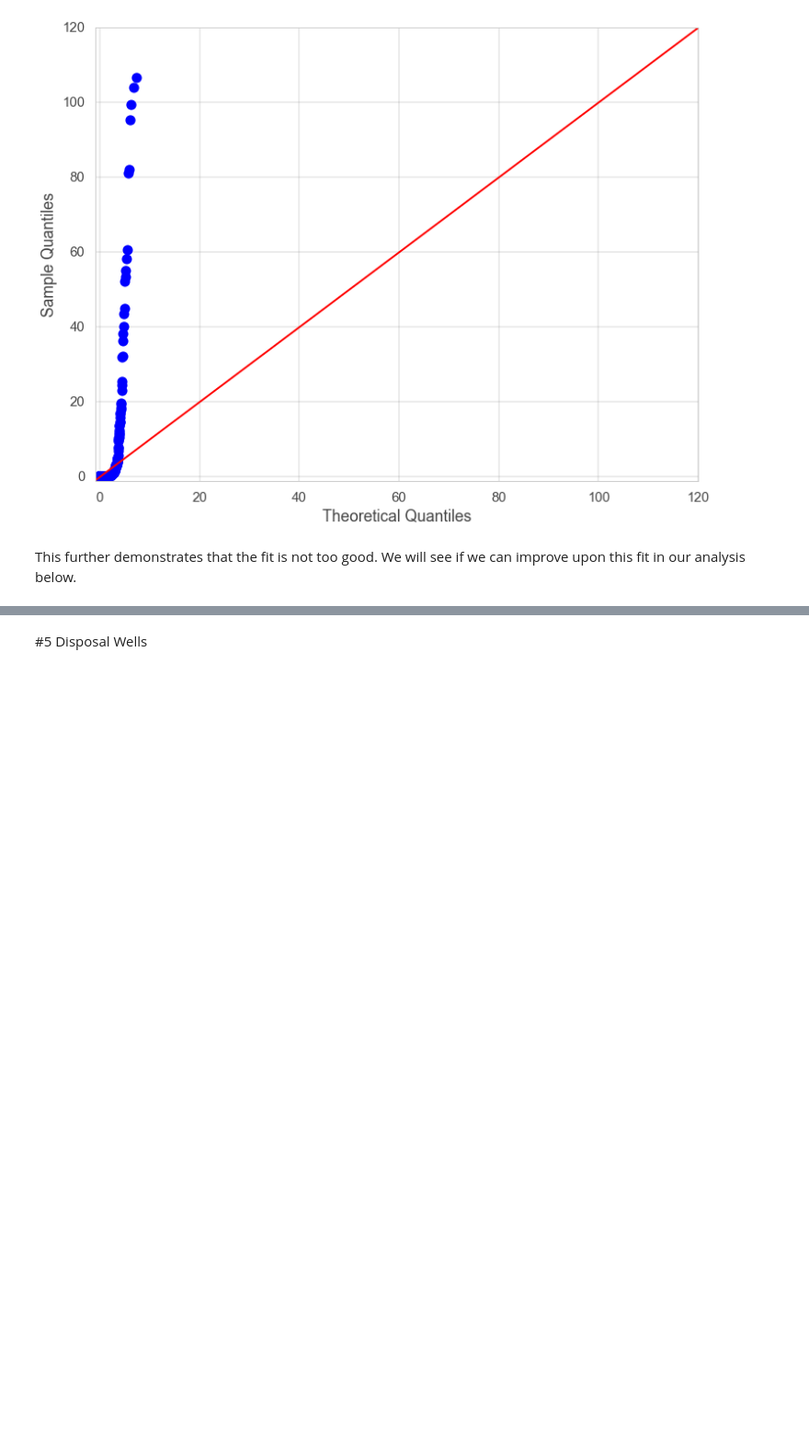
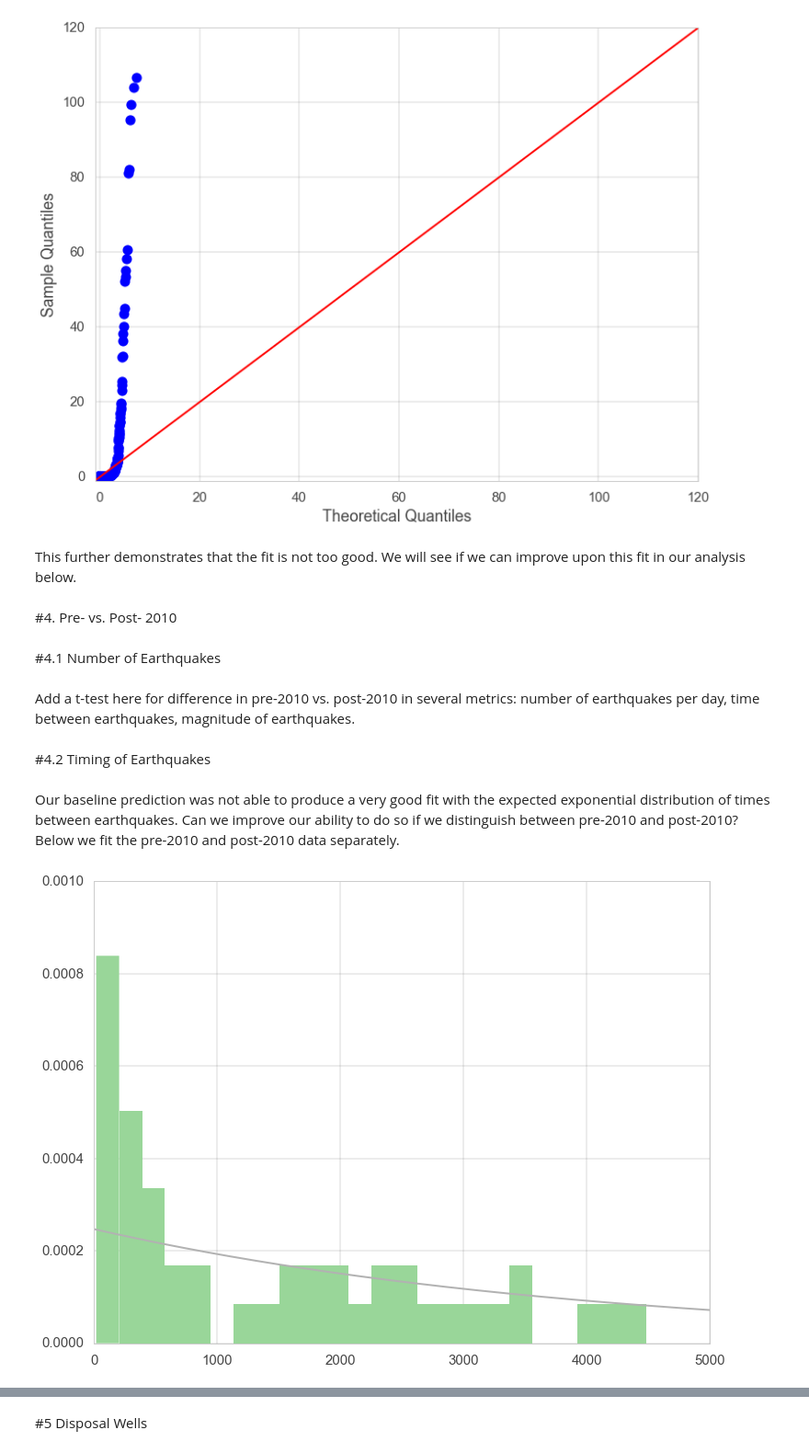
Before and after one commit to tperol/earthquake-clusters, a Jupyter notebook: Final.ipynb, the cells around one changed output, grey strips where cells are left out. Shown at 92% size. Saved outputs shown, nothing was run; the diff lists cells and outputs as text; code cells hidden in the pictures; blank space fills up the shorter version.

Commit message:
poisson process pre post 2010

```diff
--- a/Final.ipynb
+++ b/Final.ipynb
@@ -581,7 +586,7 @@ deltas = get_hours_between(eq_df[eq_df.prefmag>=3])
 def fit_expo(deltas, bins=100, xmax=100, ymax=0.02):
     expo_fit = sp.stats.expon.fit(deltas, floc=0)
     plt.hist(deltas, bins=bins, normed=True)
-    x = np.arange(0,3000,0.01)
+    x = np.arange(0,xmax,0.01)
     y = sp.stats.expon.pdf(x, scale=expo_fit[1])
     plt.plot(x,y)
     plt.xlim([0,xmax])
@@ -601,3 +606,19 @@ plt.show()
 [figure]
 # %% [markdown]
 This further demonstrates that the fit is not too good. We will see if we can improve upon this fit in our analysis below.
+# %% [markdown]
+#4. Pre- vs. Post- 2010
+# %% [markdown]
+#4.1 Number of Earthquakes
+# %% [markdown]
+Add a t-test here for difference in pre-2010 vs. post-2010 in several metrics: number of earthquakes per day, time between earthquakes, magnitude of earthquakes.
+# %% [markdown]
+#4.2 Timing of Earthquakes
+# %% [markdown]
+Our baseline prediction was not able to produce a very good fit with the expected exponential distribution of times between earthquakes. Can we improve our ability to do so if we distinguish between pre-2010 and post-2010? Below we fit the pre-2010 and post-2010 data separately.
+# %%
+b42010 = eq_df[eq_df.year_float<2010]
+deltas2 = get_hours_between(b42010[b42010.prefmag>=3])
+fit = fit_expo(deltas2, bins=100, xmax=5000, ymax=0.001)
+# %% [output]
+[figure, added]
```
Also changed, not shown: parts of 6 cells of this notebook.
